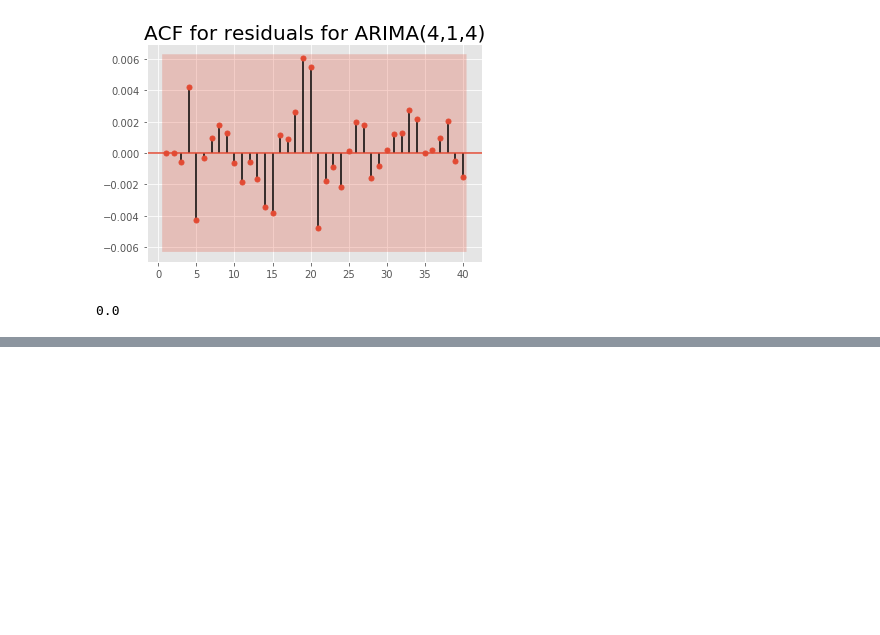
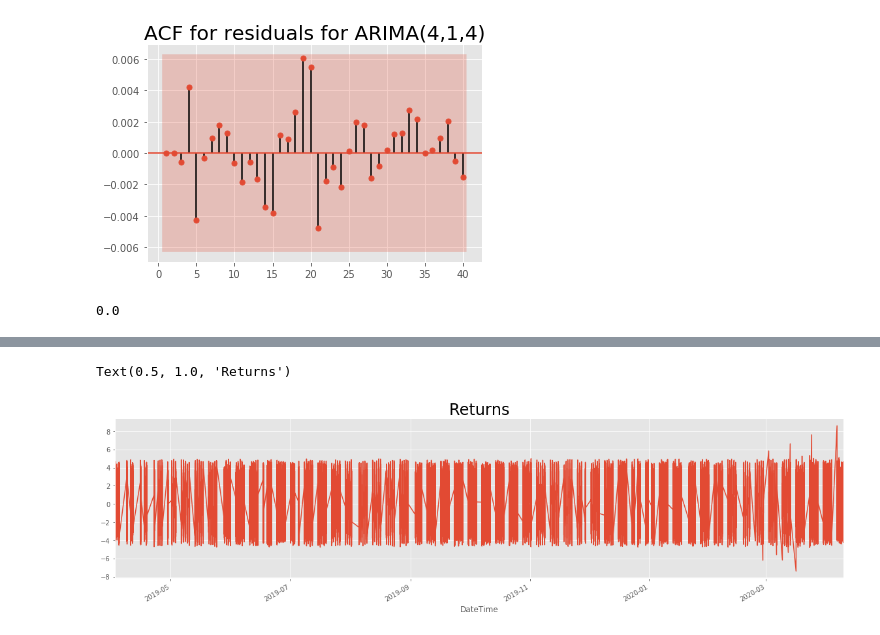
Before and after one commit to BAGLAT/Time-Series-Analysis-HFT, a Jupyter notebook: Time Series SPY 1 Min.ipynb, the cells around one changed output, grey strips where cells are left out. Drawn from its saved outputs; the diff is of its cells as text; code cells hidden in the pictures; blank space fills up the shorter version.

```diff
--- a/Time Series SPY 1 Min.ipynb
+++ b/Time Series SPY 1 Min.ipynb
@@ -1079,7 +1059,7 @@ df3.head(10)
 | 2019-04-02 09:39:00 | 297.519 | 1.004549 |
 | 2019-04-02 09:40:00 | 290.570 | -2.335649 |
 # %%
-df3['res_price'] = model_ar_9.fit().resid
+df3['res_price'] = model_ar_9.fit(trend='ct').resid
 # %% [output]
 ValueError: x contains a constant. Adding a constant with trend='c' is not allowed.
 # %% [markdown]
@@ -1553,0 +1551,2 @@ LLR(result_ar_3_i_1_ma_4,result_ar_4_i_1_ma_4,DF=1)
+# %%
+df3['delta_prices'] = df3.marketClose.diff(1)
@@ -1553,0 +1617,3 @@ LLR(result_ar_3_i_1_ma_4,result_ar_4_i_1_ma_4,DF=1)
+# %%
+## Squared Returns
+df3['sqd_returns'] = df3.returns.mul(df3.returns)
@@ -1553,0 +1635,6 @@ LLR(result_ar_3_i_1_ma_4,result_ar_4_i_1_ma_4,DF=1)
+# %%
+df3.returns.plot(figsize=(20,5))
+plt.title("Returns",size=24)
+# %% [output]
+Text(0.5, 1.0, 'Returns')
+[figure, added]
```
Also changed, not shown: parts of 51 cells of this notebook.
